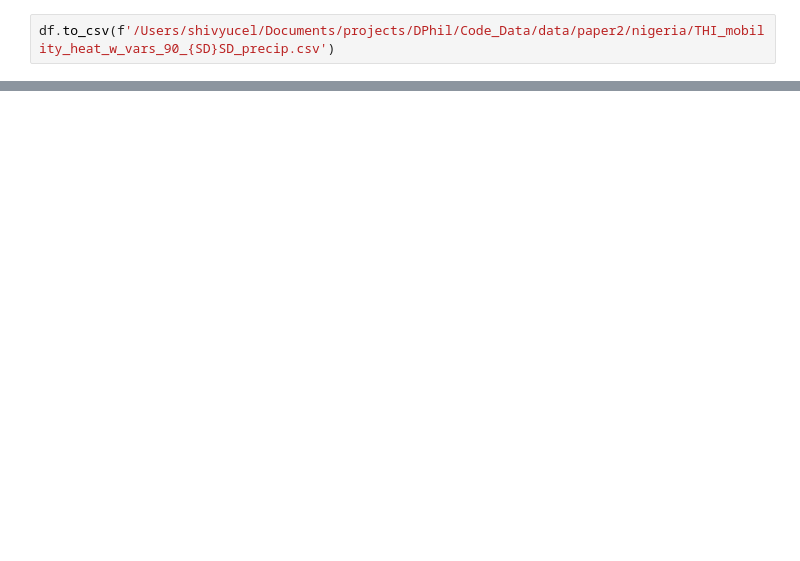
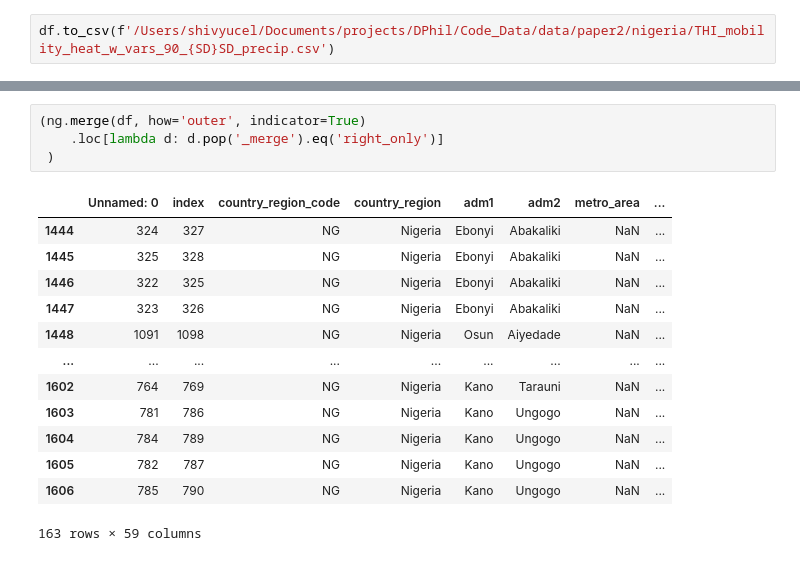
Before and after one commit to shivyucel/everyday_adaptation_paper, a Jupyter notebook: 0.5_feature_eng/0.2_clim_temp/nigeria.ipynb, the cells around one changed output, grey strips where cells are left out. Cells and saved outputs as stored; diff of their text form; blank space fills up the shorter version.

```diff
--- a/0.5_feature_eng/0.2_clim_temp/nigeria.ipynb
+++ b/0.5_feature_eng/0.2_clim_temp/nigeria.ipynb
@@ -306,0 +392,18 @@ df = pd.read_csv(f'/Users/shivyucel/Documents/projects/DPhil/Code_Data/data/pape
+# %%
+(ng.merge(df, how='outer', indicator=True)
+    .loc[lambda d: d.pop('_merge').eq('right_only')]
+ )
+# %% [output]
+|  | Unnamed: 0 | index | country_region_code | country_region | adm1 | adm2 | metro_area | ... |
+| 1444 | 324 | 327 | NG | Nigeria | Ebonyi | Abakaliki | NaN | ... |
+| 1445 | 325 | 328 | NG | Nigeria | Ebonyi | Abakaliki | NaN | ... |
+| 1446 | 322 | 325 | NG | Nigeria | Ebonyi | Abakaliki | NaN | ... |
+| 1447 | 323 | 326 | NG | Nigeria | Ebonyi | Abakaliki | NaN | ... |
+| 1448 | 1091 | 1098 | NG | Nigeria | Osun | Aiyedade | NaN | ... |
+| ... | ... | ... | ... | ... | ... | ... | ... | ... |
+| 1602 | 764 | 769 | NG | Nigeria | Kano | Tarauni | NaN | ... |
+| 1603 | 781 | 786 | NG | Nigeria | Kano | Ungogo | NaN | ... |
+| 1604 | 784 | 789 | NG | Nigeria | Kano | Ungogo | NaN | ... |
+| 1605 | 782 | 787 | NG | Nigeria | Kano | Ungogo | NaN | ... |
+| 1606 | 785 | 790 | NG | Nigeria | Kano | Ungogo | NaN | ... |
+163 rows × 59 columns
```
Also changed, not shown: parts of 22 cells of this notebook, 6 other files.
